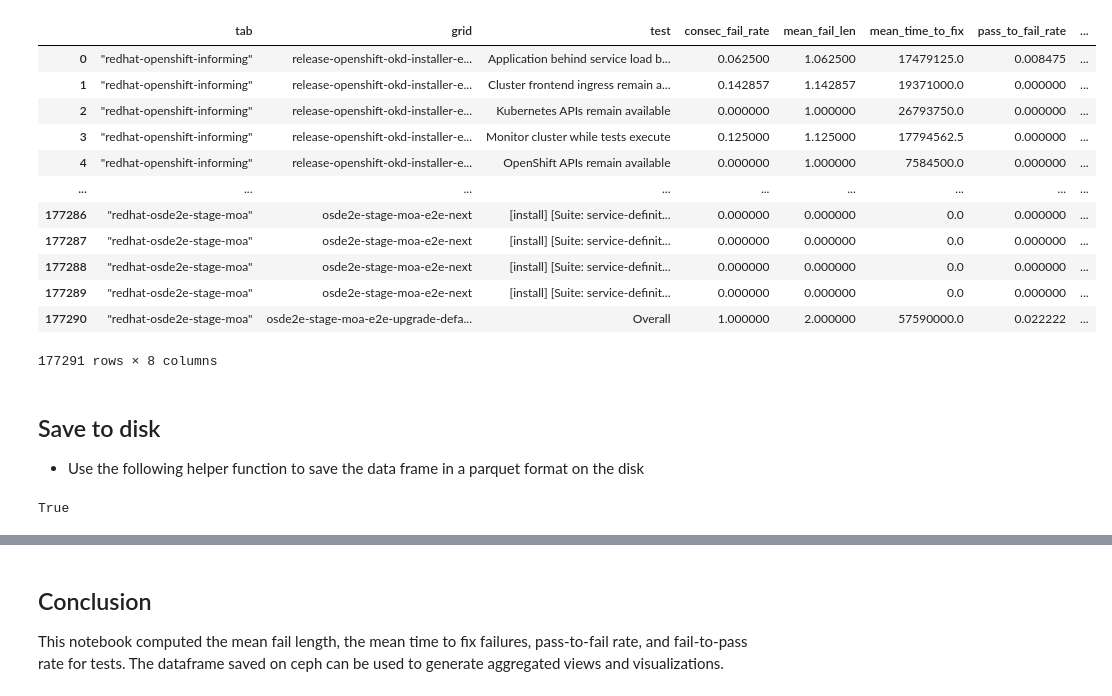
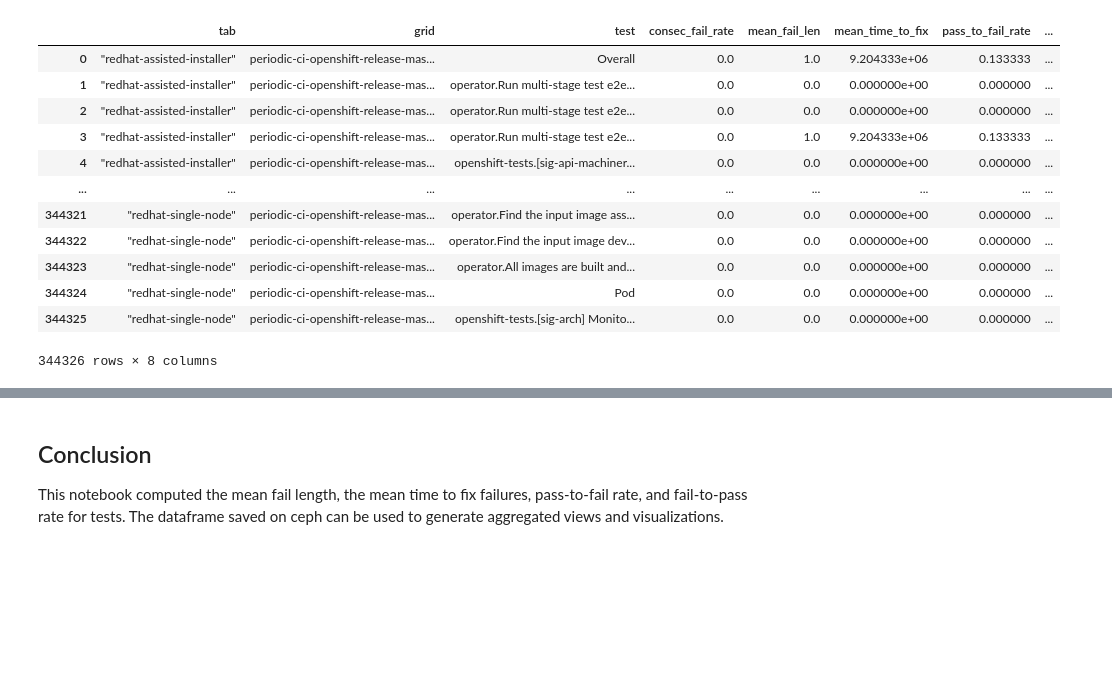
Before and after one commit to aicoe-aiops/ocp-ci-analysis, a Jupyter notebook: notebooks/data-sources/TestGrid/metrics/persistent_failures_analysis.ipynb, the cells around one changed output, grey strips where cells are left out. Drawn from its saved outputs; the diff is of its cells as text; code cells hidden in the pictures; blank space fills up the shorter version.

Commit message:
fixing output paths and make ready for automation (#224)

```diff
--- a/notebooks/data-sources/TestGrid/metrics/persistent_failures_analysis.ipynb
+++ b/notebooks/data-sources/TestGrid/metrics/persistent_failures_analysis.ipynb
@@ -39,3 +49,0 @@ s3_path = os.getenv("S3_PROJECT_KEY")
-# %%
-with gzip.open(INPUT_DATA_PATH, "rb") as read_file:
-    data = json.load(read_file)
@@ -71,11 +71,11 @@ To find persistent failures, we find the number of failing tests. Once all faili
 # calculate consecutive failure stats
 consec_fail_stats_tuples = []
 
-for tab in data.keys():
+for tab in testgrid_data.keys():
     print(tab)
 
-    for grid in data[tab].keys():
-        current_grid = data[tab][grid]
+    for grid in testgrid_data[tab].keys():
+        current_grid = testgrid_data[tab][grid]
 
         ## Extract relevant info for each test
         for current_test in current_grid["grid"]:
@@ -262,3 +252,14 @@ consec_fail_stats_df.to_csv(fullpath, header=False)
 # %%
-cc = CephCommunication(s3_endpoint_url, s3_access_key, s3_secret_key, s3_bucket)
-cc.upload_to_ceph(consec_fail_stats_df, s3_path, "consec_fail_stats_df.parquet")
+if AUTOMATION:
+    cc = CephCommunication(s3_endpoint_url, s3_access_key, s3_secret_key, s3_bucket)
+    cc.upload_to_ceph(
+        consec_fail_stats_df,
+        s3_path,
+        f"{METRIC_NAME}/{METRIC_NAME}-{timestamp.year}-{timestamp.month}-{timestamp.day}.parquet",
+    )
+else:
+    save_to_disk(
+        consec_fail_stats_df,
+        OUTPUT_DATA_PATH,
+        f"{METRIC_NAME}-{timestamp.year}-{timestamp.month}-{timestamp.day}.parquet",
+    )
@@ -282,24 +266,28 @@ cc.upload_to_ceph(consec_fail_stats_df, s3_path, "consec_fail_stats_df.parquet")
 # %%
-# Sanity check to see if the dataset is the same
-cc.read_from_ceph(s3_path, "consec_fail_stats_df.parquet")
+## Sanity check to see if the dataset is the same
+if AUTOMATION:
+    sanity_check = cc.read_from_ceph(
+        s3_path,
+        f"{METRIC_NAME}/{METRIC_NAME}-{timestamp.year}-{timestamp.month}-{timestamp.day}.parquet",
+    )
+else:
+    sanity_check = read_from_disk(
+        OUTPUT_DATA_PATH,
+        f"{METRIC_NAME}-{timestamp.year}-{timestamp.month}-{timestamp.day}.parquet",
+    )
+
+sanity_check
 # %% [output]
 |  | tab | grid | test | consec_fail_rate | mean_fail_len | mean_time_to_fix | pass_to_fail_rate | ... |
-| 0 | "redhat-openshift-informing" | release-openshift-okd-installer-e... | Application behind service load b... | 0.062500 | 1.062500 | 17479125.0 | 0.008475 | ... |
-| 1 | "redhat-openshift-informing" | release-openshift-okd-installer-e... | Cluster frontend ingress remain a... | 0.142857 | 1.142857 | 19371000.0 | 0.000000 | ... |
-| 2 | "redhat-openshift-informing" | release-openshift-okd-installer-e... | Kubernetes APIs remain available | 0.000000 | 1.000000 | 26793750.0 | 0.000000 | ... |
-| 3 | "redhat-openshift-informing" | release-openshift-okd-installer-e... | Monitor cluster while tests execute | 0.125000 | 1.125000 | 17794562.5 | 0.000000 | ... |
-| 4 | "redhat-openshift-informing" | release-openshift-okd-installer-e... | OpenShift APIs remain available | 0.000000 | 1.000000 | 7584500.0 | 0.000000 | ... |
+| 0 | "redhat-assisted-installer" | periodic-ci-openshift-release-mas... | Overall | 0.0 | 1.0 | 9.204333e+06 | 0.133333 | ... |
+| 1 | "redhat-assisted-installer" | periodic-ci-openshift-release-mas... | operator.Run multi-stage test e2e... | 0.0 | 0.0 | 0.000000e+00 | 0.000000 | ... |
+| 2 | "redhat-assisted-installer" | periodic-ci-openshift-release-mas... | operator.Run multi-stage test e2e... | 0.0 | 0.0 | 0.000000e+00 | 0.000000 | ... |
+| 3 | "redhat-assisted-installer" | periodic-ci-openshift-release-mas... | operator.Run multi-stage test e2e... | 0.0 | 1.0 | 9.204333e+06 | 0.133333 | ... |
+| 4 | "redhat-assisted-installer" | periodic-ci-openshift-release-mas... | openshift-tests.[sig-api-machiner... | 0.0 | 0.0 | 0.000000e+00 | 0.000000 | ... |
 | ... | ... | ... | ... | ... | ... | ... | ... | ... |
-| 177286 | "redhat-osde2e-stage-moa" | osde2e-stage-moa-e2e-next | [install] [Suite: service-definit... | 0.000000 | 0.000000 | 0.0 | 0.000000 | ... |
-| 177287 | "redhat-osde2e-stage-moa" | osde2e-stage-moa-e2e-next | [install] [Suite: service-definit... | 0.000000 | 0.000000 | 0.0 | 0.000000 | ... |
-| 177288 | "redhat-osde2e-stage-moa" | osde2e-stage-moa-e2e-next | [install] [Suite: service-definit... | 0.000000 | 0.000000 | 0.0 | 0.000000 | ... |
-| 177289 | "redhat-osde2e-stage-moa" | osde2e-stage-moa-e2e-next | [install] [Suite: service-definit... | 0.000000 | 0.000000 | 0.0 | 0.000000 | ... |
-| 177290 | "redhat-osde2e-stage-moa" | osde2e-stage-moa-e2e-upgrade-defa... | Overall | 1.000000 | 2.000000 | 57590000.0 | 0.022222 | ... |
+| 344321 | "redhat-single-node" | periodic-ci-openshift-release-mas... | operator.Find the input image ass... | 0.0 | 0.0 | 0.000000e+00 | 0.000000 | ... |
+| 344322 | "redhat-single-node" | periodic-ci-openshift-release-mas... | operator.Find the input image dev... | 0.0 | 0.0 | 0.000000e+00 | 0.000000 | ... |
+| 344323 | "redhat-single-node" | periodic-ci-openshift-release-mas... | operator.All images are built and... | 0.0 | 0.0 | 0.000000e+00 | 0.000000 | ... |
+| 344324 | "redhat-single-node" | periodic-ci-openshift-release-mas... | Pod | 0.0 | 0.0 | 0.000000e+00 | 0.000000 | ... |
+| 344325 | "redhat-single-node" | periodic-ci-openshift-release-mas... | openshift-tests.[sig-arch] Monito... | 0.0 | 0.0 | 0.000000e+00 | 0.000000 | ... |
-177291 rows × 8 columns
+344326 rows × 8 columns
-# %% [markdown]
-## Save to disk
-* Use the following helper function to save the data frame in a parquet format on the disk
-# %%
-save_to_disk(consec_fail_stats_df, "consec_fail_stats_df.parquet")
-# %% [output]
-True
```
Also changed, not shown: parts of 14 cells of this notebook, 7 other files.
